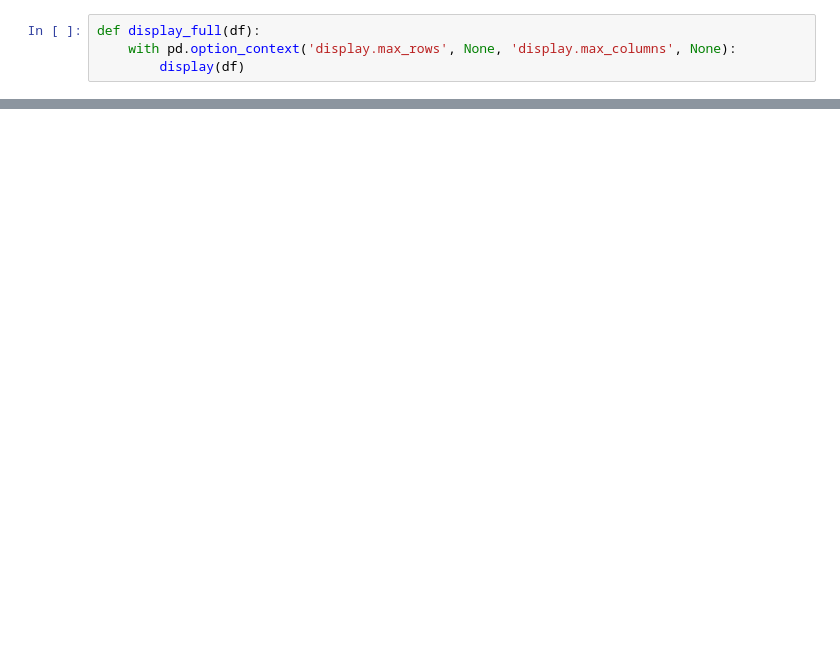
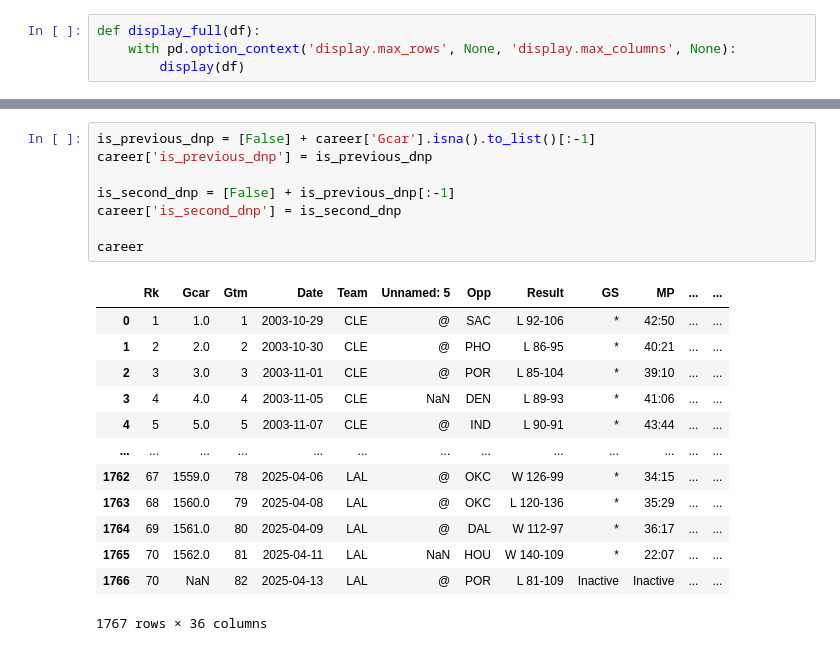
Before and after one commit to nicolastoon/basketball-analysis, a Jupyter notebook: lebron-james.ipynb, the cells around one changed output, grey strips where cells are left out. Cells and saved outputs as stored; diff of their text form; blank space fills up the shorter version.

```diff
--- a/lebron-james.ipynb
+++ b/lebron-james.ipynb
@@ -31,0 +50,22 @@ seasons[2004]
+# %%
+is_previous_dnp = [False] + career['Gcar'].isna().to_list()[:-1]
+career['is_previous_dnp'] = is_previous_dnp
+
+is_second_dnp = [False] + is_previous_dnp[:-1]
+career['is_second_dnp'] = is_second_dnp
+
+career
+# %% [output]
+|  | Rk | Gcar | Gtm | Date | Team | Unnamed: 5 | Opp | Result | GS | MP | ... | ... |
+| 0 | 1 | 1.0 | 1 | 2003-10-29 | CLE | @ | SAC | L 92-106 | * | 42:50 | ... | ... |
+| 1 | 2 | 2.0 | 2 | 2003-10-30 | CLE | @ | PHO | L 86-95 | * | 40:21 | ... | ... |
+| 2 | 3 | 3.0 | 3 | 2003-11-01 | CLE | @ | POR | L 85-104 | * | 39:10 | ... | ... |
+| 3 | 4 | 4.0 | 4 | 2003-11-05 | CLE | NaN | DEN | L 89-93 | * | 41:06 | ... | ... |
+| 4 | 5 | 5.0 | 5 | 2003-11-07 | CLE | @ | IND | L 90-91 | * | 43:44 | ... | ... |
+| ... | ... | ... | ... | ... | ... | ... | ... | ... | ... | ... | ... | ... |
+| 1762 | 67 | 1559.0 | 78 | 2025-04-06 | LAL | @ | OKC | W 126-99 | * | 34:15 | ... | ... |
+| 1763 | 68 | 1560.0 | 79 | 2025-04-08 | LAL | @ | OKC | L 120-136 | * | 35:29 | ... | ... |
+| 1764 | 69 | 1561.0 | 80 | 2025-04-09 | LAL | @ | DAL | W 112-97 | * | 36:17 | ... | ... |
+| 1765 | 70 | 1562.0 | 81 | 2025-04-11 | LAL | NaN | HOU | W 140-109 | * | 22:07 | ... | ... |
+| 1766 | 70 | NaN | 82 | 2025-04-13 | LAL | @ | POR | L 81-109 | Inactive | Inactive | ... | ... |
+1767 rows × 36 columns
```
Also changed, not shown: parts of 12 cells of this notebook, 1 other file.
